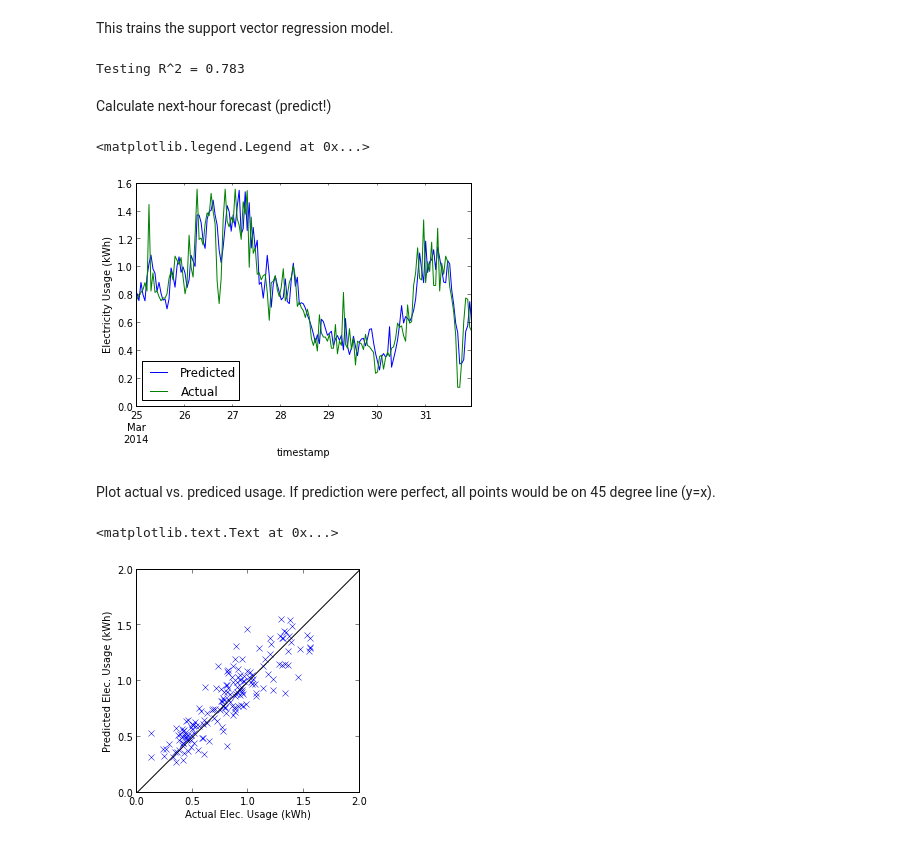
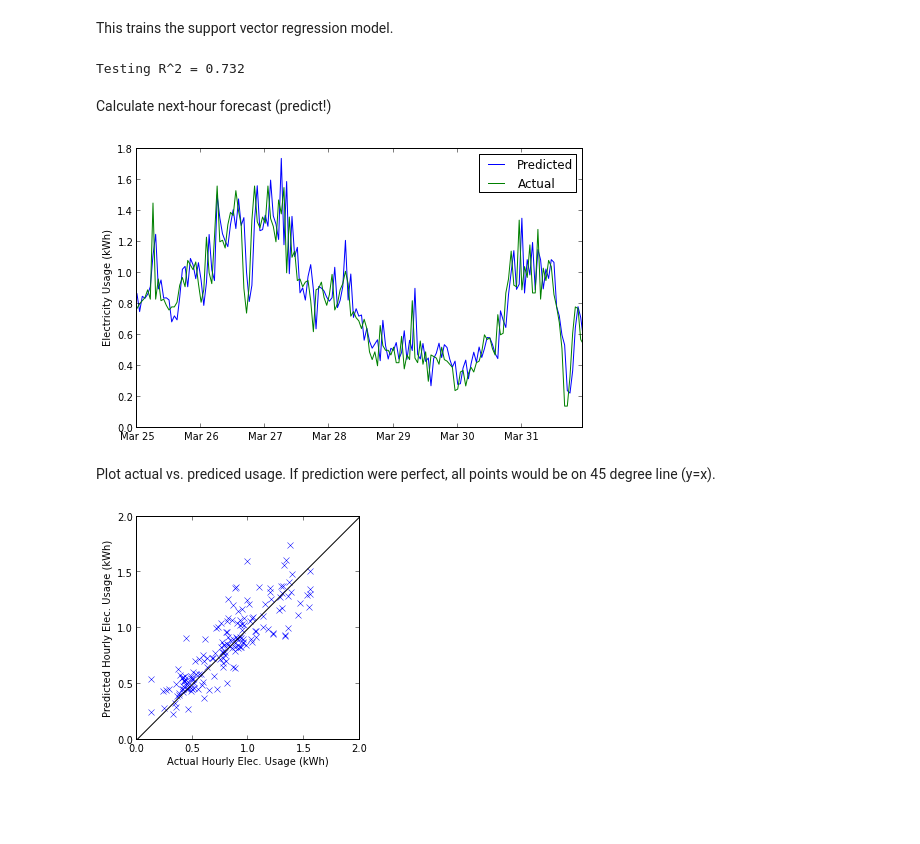
Before and after one commit to jtelszasz/my_energy_forecast_SVR, a Jupyter notebook: Elec_SVM.ipynb, the cells around one changed output. Cells and saved outputs as stored; diff of their text form; code cells hidden in the pictures; blank space fills up the shorter version.

Commit message:
SVM edits and plots

```diff
--- a/Elec_SVM.ipynb
+++ b/Elec_SVM.ipynb
@@ -79,7 +79,7 @@ If I want to predict the next hour's energy consumption, any given X vector/Y ta
 n_hours_advance = 1
 
 # Set number of historic hours used
-n_hours_window = 48
+n_hours_window = 1
 
 # need to do this for range function
 #n_hours_window += 1
@@ -87,9 +87,9 @@ n_hours_window = 48
 for k in range(n_hours_advance,n_hours_advance+n_hours_window):
 
     elec_and_weather['USAGE_t-%i'% k] = np.zeros(len(elec_and_weather['USAGE']))
-    elec_and_weather['tempF_t-%i'% k] = np.zeros(len(elec_and_weather['tempF']))
-    elec_and_weather['hum_t-%i'% k] = np.zeros(len(elec_and_weather['hum']))
-    elec_and_weather['wspdMPH_t-%i'% k] = np.zeros(len(elec_and_weather['wspdMPH']))
+    #elec_and_weather['tempF_t-%i'% k] = np.zeros(len(elec_and_weather['tempF']))
+    #elec_and_weather['hum_t-%i'% k] = np.zeros(len(elec_and_weather['hum']))
+    #elec_and_weather['wspdMPH_t-%i'% k] = np.zeros(len(elec_and_weather['wspdMPH']))
 
 
 for i in range(n_hours_advance+n_hours_window,len(elec_and_weather['USAGE'])):
@@ -97,9 +97,9 @@ for i in range(n_hours_advance+n_hours_window,len(elec_and_weather['USAGE'])):
     for j in range(n_hours_advance,n_hours_advance+n_hours_window):
 
         elec_and_weather['USAGE_t-%i'% j][i] = elec_and_weather['USAGE'][i-j]
-        elec_and_weather['tempF_t-%i'% j][i] = elec_and_weather['tempF'][i-j]
-        elec_and_weather['wspdMPH_t-%i'% j][i] = elec_and_weather['wspdMPH'][i-j]
-        elec_and_weather['hum_t-%i'% j][i] = elec_and_weather['hum'][i-j]
+        #elec_and_weather['tempF_t-%i'% j][i] = elec_and_weather['tempF'][i-j]
+        #elec_and_weather['wspdMPH_t-%i'% j][i] = elec_and_weather['wspdMPH'][i-j]
+        #elec_and_weather['hum_t-%i'% j][i] = elec_and_weather['hum'][i-j]
 
 elec_and_weather = elec_and_weather.ix[n_hours_advance+n_hours_window:]
 
@@ -115,8 +130,9 @@ dtypes: datetime64[ns](1), float64(221)
 # %%
+# Define training and testing periods
 train_start = '18-jan-2014'
 train_end = '24-march-2014'
-test_start = '25-march-2014 00:00:00'
-test_end = '31-march-2014 23:00:00'
+test_start = '25-march-2014'
+test_end = '31-march-2014'
 # %%
 from sklearn import svm
 from sklearn import cross_validation
@@ -192,11 +209,11 @@ X_test_scaled = scaler.transform(X_test)
 # %% [markdown]
 This trains the support vector regression model.
 # %%
-SVR_model = svm.SVR(kernel='rbf',C=85,gamma=.0005).fit(X_train_scaled,y_train)
+SVR_model = svm.SVR(kernel='rbf',C=100,gamma=.001).fit(X_train_scaled,y_train)
 
 print 'Testing R^2 =', round(SVR_model.score(X_test_scaled,y_test),3)
 # %% [output]
-Testing R^2 = 0.783
+Testing R^2 = 0.732
 # %% [markdown]
 Calculate next-hour forecast (predict!)
 # %%
@@ -208,18 +225,28 @@ predict_y = pd.DataFrame(predict_y_array,columns=['USAGE'])
 predict_y.index = X_test_df.index
 # %%
 # Plot the predicted values and actual
+import matplotlib.dates as dates
 
 plot_start = test_start
 plot_end = test_end
+#plot_start = '25-mar-2014'
+#plot_end = '28-mar-2014'
 
-fig = plt.figure()
-plt_predict = predict_y[plot_start:plot_end].plot()
-plt_actual = y_test_df[plot_start:plot_end].plot(grid=False)
+fig = plt.figure(figsize=[8,5])
+ax = fig.add_subplot(111)
+plt.plot(predict_y.index,predict_y)
+plt.plot(y_test_df.index,y_test_df)
+#plt_predict = plt.plot(predict_y[plot_start:plot_end].index,predict_y[plot_start:plot_end])
+#plt_actual = plt.plot(y_test_df[plot_start:plot_end].index,y_test_df[plot_start:plot_end])
 plt.ylabel('Electricity Usage (kWh)')
+
 plt.legend(['Predicted','Actual'],loc='best')
+ax.xaxis.set_major_formatter(dates.DateFormatter('%b %d'))
+
+
+fig.savefig('SVM_predict_TS.png')
 # %% [output]
-<matplotlib.legend.Legend at 0x...>
-[figure, old version]
+[figure, new version]
 # %% [markdown]
 Plot actual vs. prediced usage.  If prediction were perfect, all points would be on 45 degree line (y=x).
 # %%
@@ -228,8 +255,9 @@ plot = plt.plot(y_test_df,predict_y,'x')
 plot45 = plt.plot([0,2],[0,2],'k')
 plt.xlim([0,2])
 plt.ylim([0,2])
-plt.xlabel('Actual Elec. Usage (kWh)')
-plt.ylabel('Predicted Elec. Usage (kWh)')
+plt.xlabel('Actual Hourly Elec. Usage (kWh)')
+plt.ylabel('Predicted Hourly Elec. Usage (kWh)')
+
+fig.savefig('SVM_plot_errors.png')
 # %% [output]
-<matplotlib.text.Text at 0x...>
-[figure, old version]
+[figure, new version]
```
Also changed, not shown: parts of 18 cells of this notebook, 8 other files.
